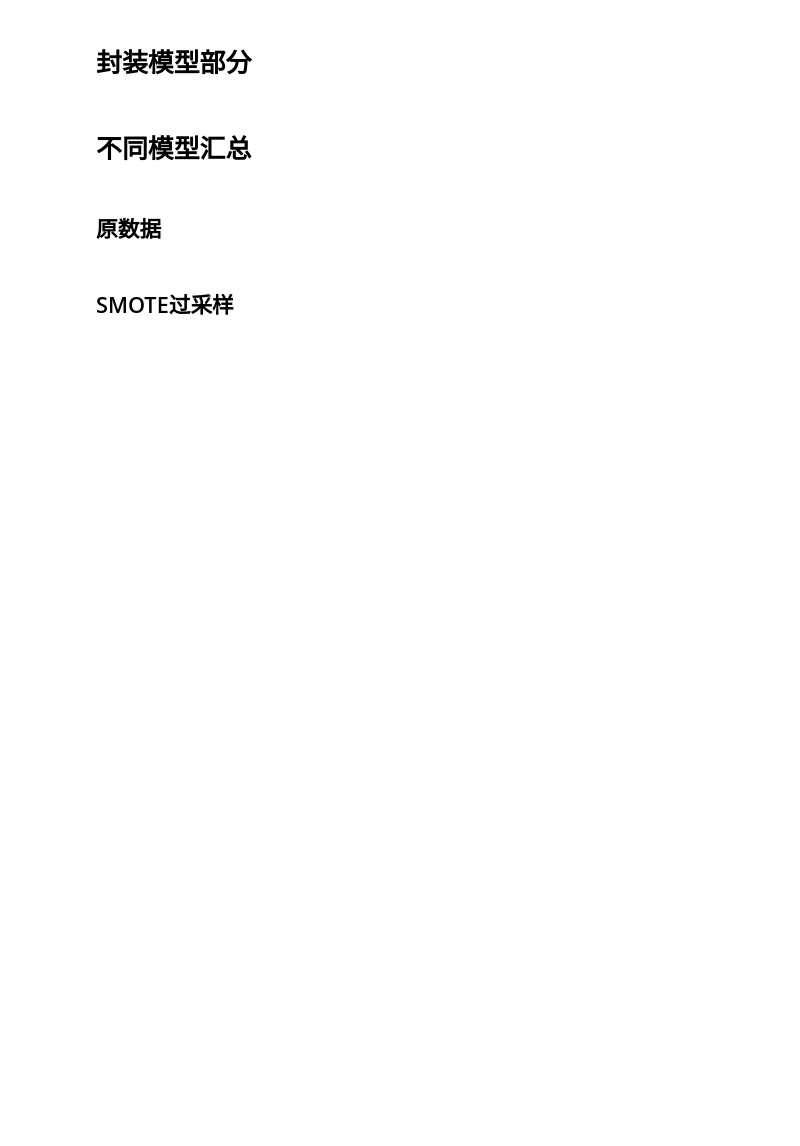
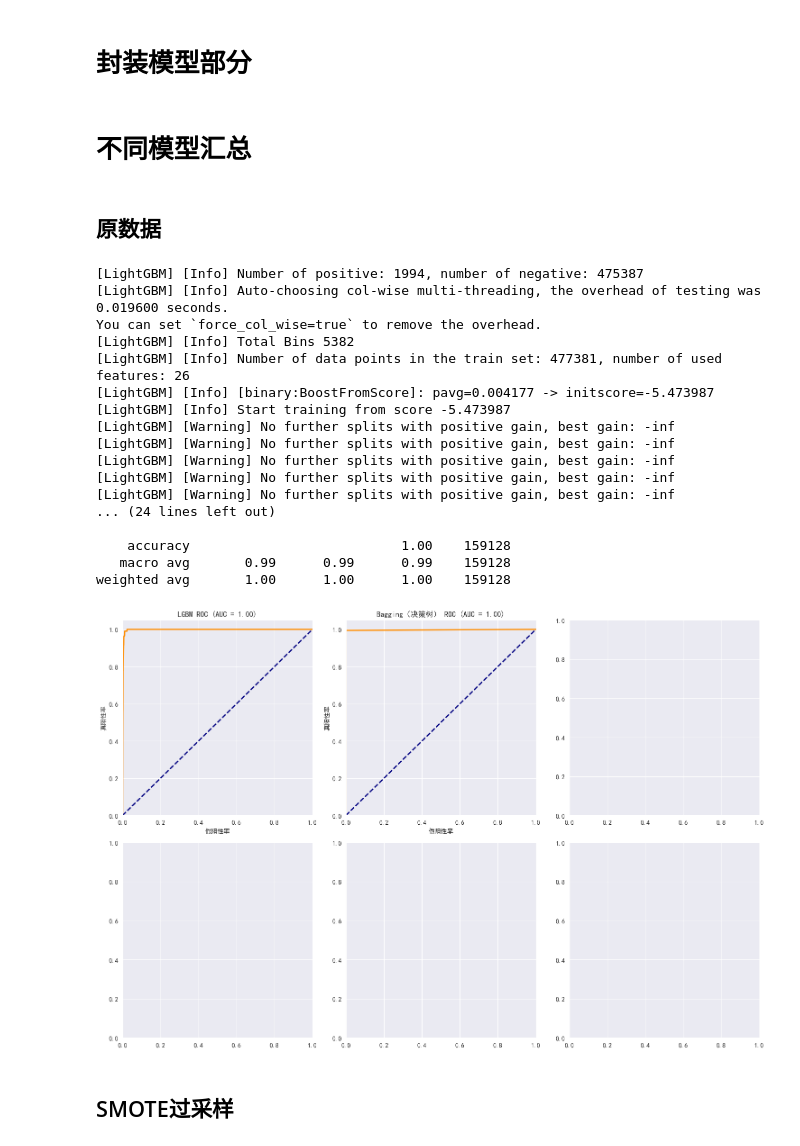
Before and after one commit to StarCodeQuest/-, a Jupyter notebook: 45/Q1_填装装置填装故障4003.ipynb, the cells around one changed output. Saved outputs shown, nothing was run; the diff lists cells and outputs as text; code cells hidden in the pictures; blank space fills up the shorter version.

```diff
--- a/45/Q1_填装装置填装故障4003.ipynb
+++ b/45/Q1_填装装置填装故障4003.ipynb
@@ -135,22 +139,42 @@ def train_evaluate_save_model(model, model_name, X_train, Y_train, X_test, Y_tes
 # %%
 X_train, X_test, Y_train, Y_test = train_test_split(X, Y, test_size=0.25)
 
 # 定义模型和配置
 models = {
-    '逻辑回归': LogisticRegression(),
-    'XGBoost': xgb.XGBClassifier(n_estimators=100, max_depth=3, learning_rate=0.1, random_state=42),
-    '决策树': DecisionTreeClassifier(random_state=42),
-    '随机森林': RandomForestClassifier(n_estimators=100, max_depth=3, random_state=42)
+    # '逻辑回归': LogisticRegression(),
+    # 'XGBoost': xgb.XGBClassifier(n_estimators=100, max_depth=3, learning_rate=0.1, random_state=42),
+    # '决策树': DecisionTreeClassifier(random_state=42),
+    # '随机森林': RandomForestClassifier(n_estimators=100, max_depth=3, random_state=42)
+    'LGBM': LGBMClassifier(n_estimators=100, max_depth=3, learning_rate=0.1, random_state=42, n_jobs=-1),
+    'Bagging（决策树）': BaggingClassifier(DecisionTreeClassifier(random_state=42), n_estimators=100, random_state=42, n_jobs=-1)
 }
-
 # 创建绘图区域
 fig, axs = plt.subplots(2, 3, figsize=(15, 10))
 
 # 训练、评估、绘图并保存每个模型
 for i, (name, model) in enumerate(models.items()):
     train_evaluate_save_model(model, name, X_train, Y_train, X_test, Y_test, axs, i // 3, i % 3, './Models/4003/', '原数据')
 plt.tight_layout()
 plt.show()
+# %% [output]
+[LightGBM] [Info] Number of positive: 1994, number of negative: 475387
+[LightGBM] [Info] Auto-choosing col-wise multi-threading, the overhead of testing was 0.019600 seconds.
+You can set `force_col_wise=true` to remove the overhead.
+[LightGBM] [Info] Total Bins 5382
+[LightGBM] [Info] Number of data points in the train set: 477381, number of used features: 26
+[LightGBM] [Info] [binary:BoostFromScore]: pavg=0.004177 -> initscore=-5.473987
+[LightGBM] [Info] Start training from score -5.473987
+[LightGBM] [Warning] No further splits with positive gain, best gain: -inf
+[LightGBM] [Warning] No further splits with positive gain, best gain: -inf
+[LightGBM] [Warning] No further splits with positive gain, best gain: -inf
+[LightGBM] [Warning] No further splits with positive gain, best gain: -inf
+[LightGBM] [Warning] No further splits with positive gain, best gain: -inf
+... (24 lines left out)
+
+    accuracy                           1.00    159128
+   macro avg       0.99      0.99      0.99    159128
+weighted avg       1.00      1.00      1.00    159128
+[figure, added]
 # %%
 fig.savefig('./Images/%sROC_原始数据.png'%'填装装置填装故障4003')
 # %% [markdown]
```
Also changed, not shown: parts of 6 cells of this notebook, 37 other files.
